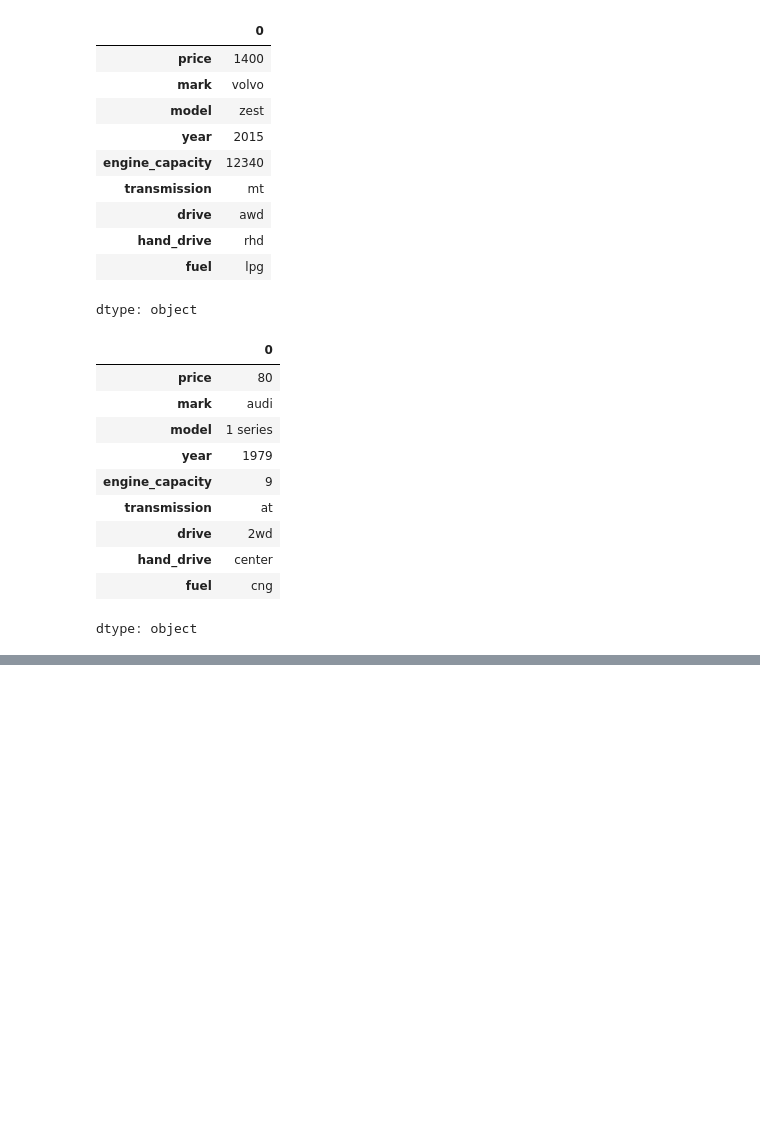
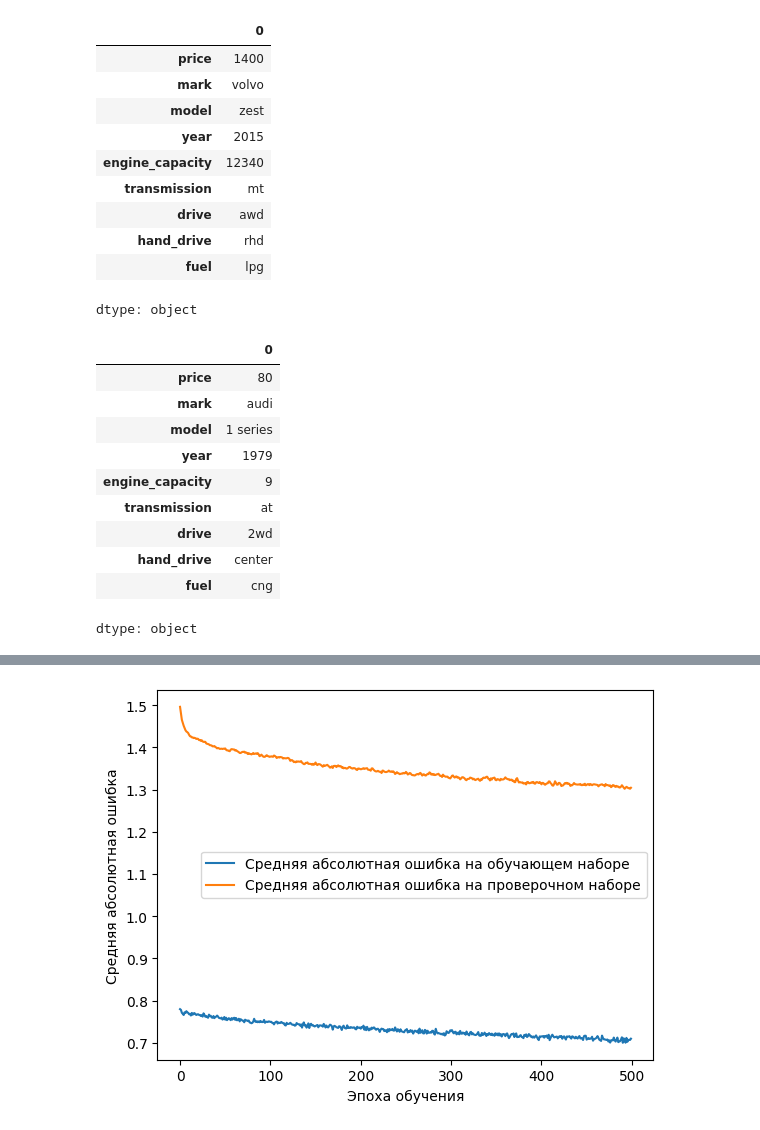
Before and after one commit to Maxxx-VS/The-Founder, a Jupyter notebook: 22_3_Японские_машины.ipynb, the cells around one changed output, grey strips where cells are left out. Saved outputs shown, nothing was run; the diff lists cells and outputs as text; code cells hidden in the pictures; blank space fills up the shorter version.

```diff
--- a/22_3_Японские_машины.ipynb
+++ b/22_3_Японские_машины.ipynb
@@ -409,0 +464,9 @@ x_train, y_train = get_train_data(cars)
+# %%
+model.compile(optimizer=Adam(learning_rate=1e-5), loss='mse', metrics=['mae'])
+
+history = model.fit([x_train[:2200]],
+                           y_train_scaled[:2200],
+                           batch_size=256,
+                           epochs=500,
+                           validation_data=([x_train[2200:]], y_train_scaled[2200:]),
+                           verbose=1)
@@ -409,0 +491,9 @@ x_train, y_train = get_train_data(cars)
+# %%
+plt.plot(history.history['mae'], label='Средняя абсолютная ошибка на обучающем наборе')
+plt.plot(history.history['val_mae'], label='Средняя абсолютная ошибка на проверочном наборе')
+plt.xlabel('Эпоха обучения')
+plt.ylabel('Средняя абсолютная ошибка')
+plt.legend()
+plt.show()
+# %% [output]
+[figure, added]
```
Also changed, not shown: parts of 11 cells of this notebook.
